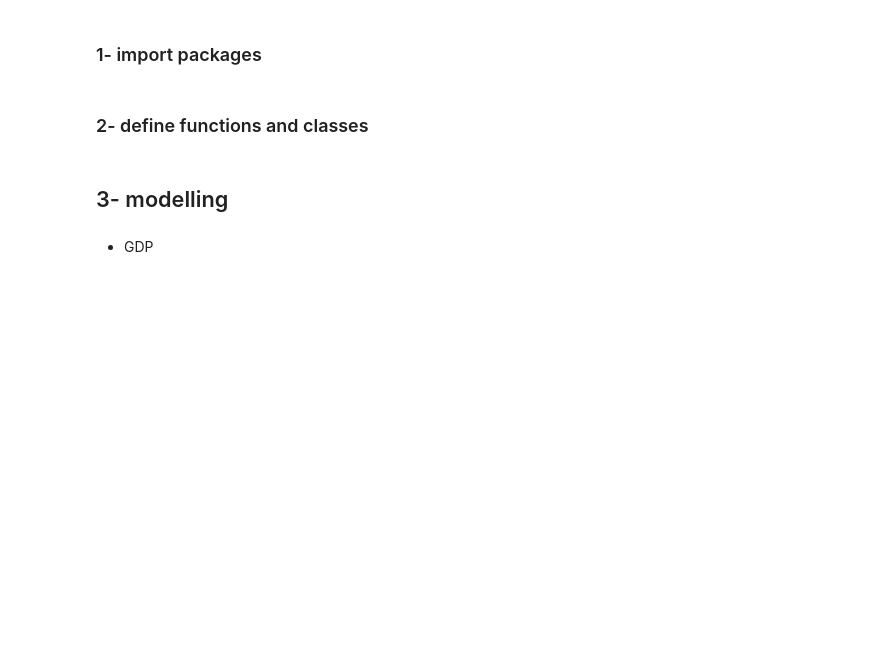
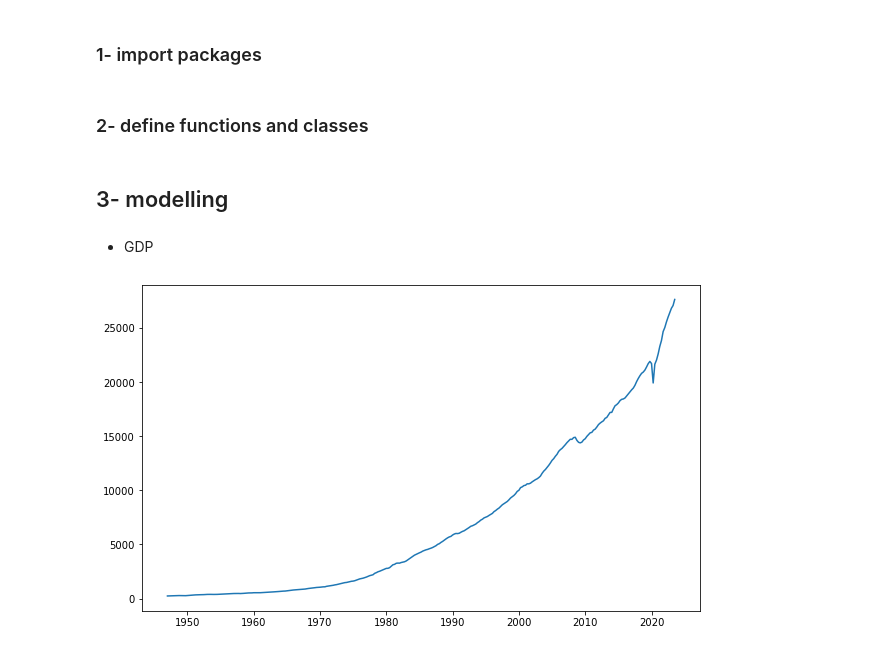
Before and after one commit to HoseinAhmadi97/Analysis_of_Financial_Time_Series, a Jupyter notebook: 4.Sarima.ipynb, the cells around one changed output. Drawn from its saved outputs; the diff is of its cells as text; code cells hidden in the pictures; blank space fills up the shorter version.

```diff
--- a/4.Sarima.ipynb
+++ b/4.Sarima.ipynb
@@ -146,7 +158,9 @@ class sarima_model:
 # %%
 start = datetime.datetime(1900, 1, 1)
 end = datetime.datetime(2024, 1, 1)
 gdp_data = pdr.data.DataReader('GDP', data_source = 'fred', start = start, end = end)
-fig = px.line(gdp_data)
-fig.update_layout(template='simple_white', width=800, height=400)
-fig.show()
+plt.figure(figsize=(10, 6))
+plt.plot(gdp_data)
+plt.show()
+# %% [output]
+[figure, added]
```
Also changed, not shown: parts of 12 cells of this notebook.
